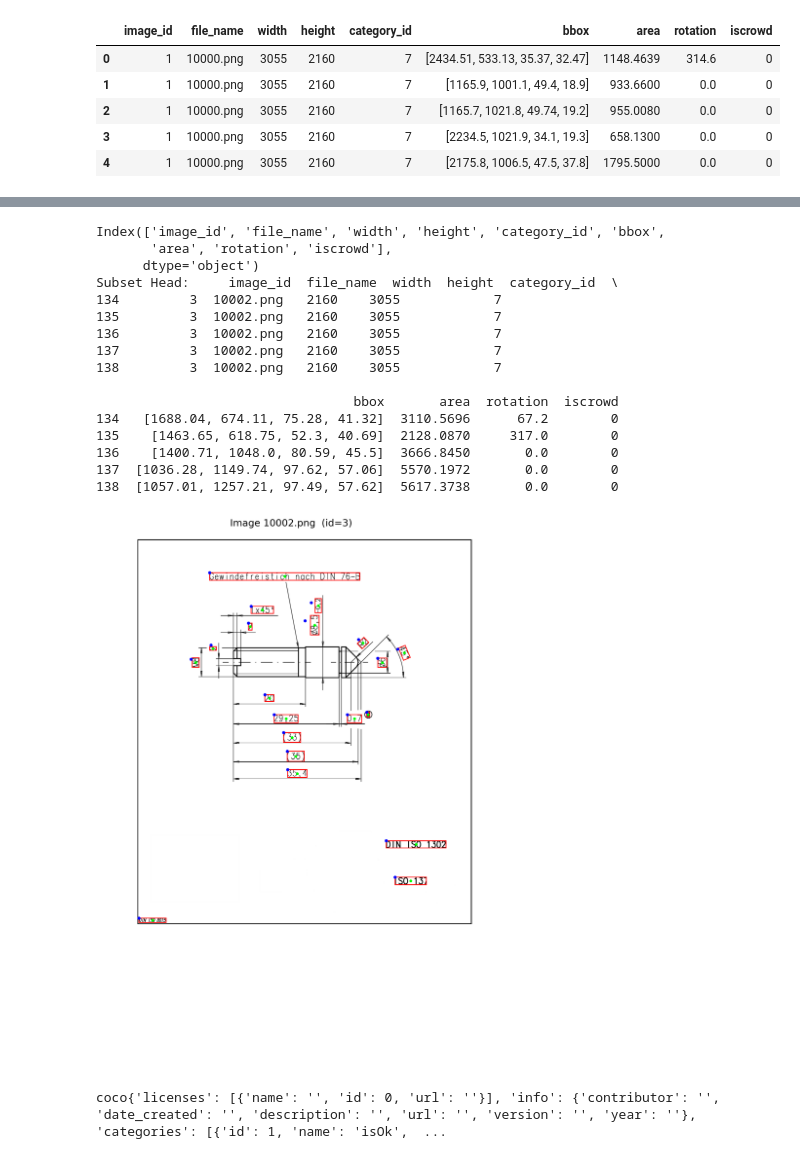
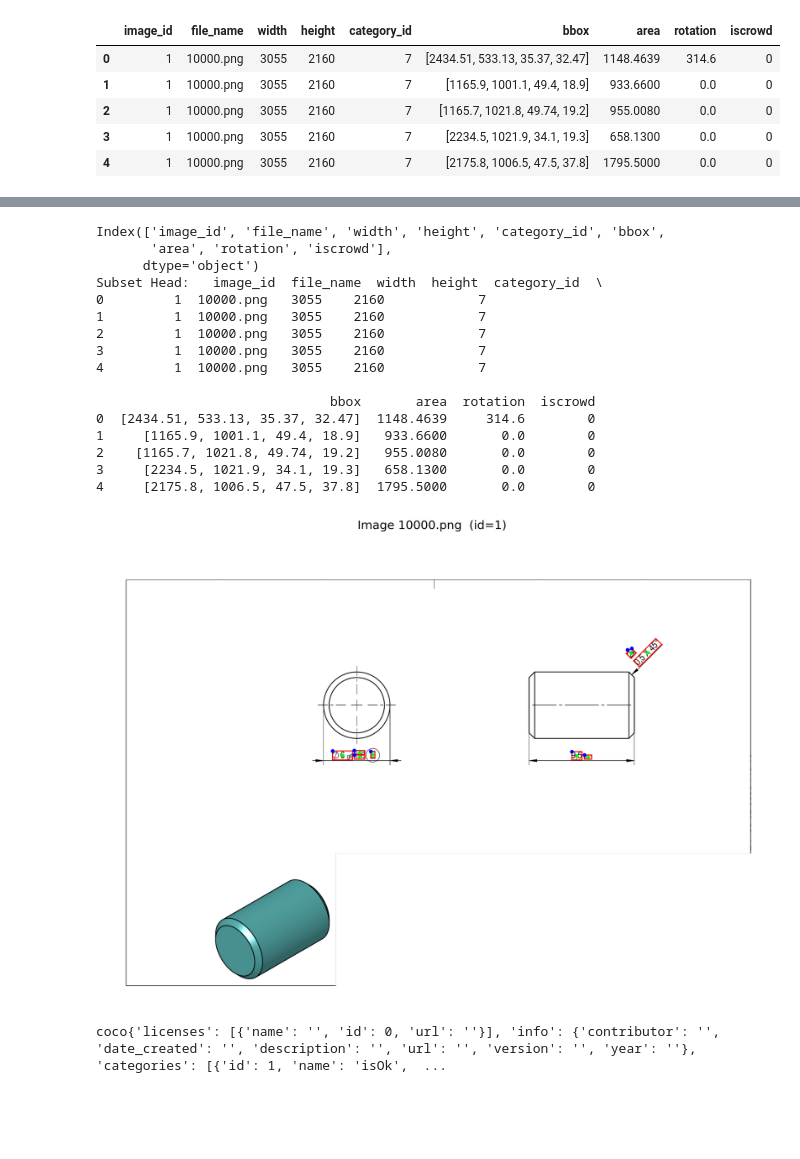
Before and after one commit to gonlyplease/ocr-rec-lab, a Jupyter notebook: analytics/rotation_data_analytics.ipynb, the cells around one changed output, grey strips where cells are left out. Drawn from its saved outputs; the diff is of its cells as text; code cells hidden in the pictures; blank space fills up the shorter version.

```diff
--- a/analytics/rotation_data_analytics.ipynb
+++ b/analytics/rotation_data_analytics.ipynb
@@ -221,47 +221,47 @@ def show_image_with_annotations(row_img: pd.Series,
         cx, cy = x + w / 2, y + h / 2
         rect = Rectangle((cx - w / 2, cy - h / 2), w, h,
                          linewidth=1, edgecolor="red", fill=False)
 
         # 3️⃣ rotate about the centre.  Matplotlib expects CCW.
         transf = Affine2D().rotate_deg_around(cx, cy, rot_cw) + ax.transData
         rect.set_transform(transf)
         ax.add_patch(rect)
 
         # optional: mark the centre too
         if show_centres:
             ax.scatter(cx, cy, color=centre_color, s=6, zorder=3)
 
     plt.show()
 
 
 # -------------------------------------------------------------------
 # 3.  pick an image and visualise -----------------------------------
 # -------------------------------------------------------------------
 
 
 # pick the 5th image (index 4) like you did:
-row = df_img.iloc[2]
+row = df_img.iloc[0]
 show_image_with_annotations(row_img=row,
                             df_all=df,
                             images_dir=images_dir)
 # %% [output]
 Index(['image_id', 'file_name', 'width', 'height', 'category_id', 'bbox',
        'area', 'rotation', 'iscrowd'],
       dtype='object')
-Subset Head:     image_id  file_name  width  height  category_id  \
-134         3  10002.png   2160    3055            7
-135         3  10002.png   2160    3055            7
-136         3  10002.png   2160    3055            7
-137         3  10002.png   2160    3055            7
-138         3  10002.png   2160    3055            7
+Subset Head:   image_id  file_name  width  height  category_id  \
+0         1  10000.png   3055    2160            7
+1         1  10000.png   3055    2160            7
+2         1  10000.png   3055    2160            7
+3         1  10000.png   3055    2160            7
+4         1  10000.png   3055    2160            7
 
-                                 bbox       area  rotation  iscrowd
-134   [1688.04, 674.11, 75.28, 41.32]  3110.5696      67.2        0
-135    [1463.65, 618.75, 52.3, 40.69]  2128.0870     317.0        0
-136    [1400.71, 1048.0, 80.59, 45.5]  3666.8450       0.0        0
-137  [1036.28, 1149.74, 97.62, 57.06]  5570.1972       0.0        0
-138  [1057.01, 1257.21, 97.49, 57.62]  5617.3738       0.0        0
+                              bbox       area  rotation  iscrowd
+0  [2434.51, 533.13, 35.37, 32.47]  1148.4639     314.6        0
+1     [1165.9, 1001.1, 49.4, 18.9]   933.6600       0.0        0
+2    [1165.7, 1021.8, 49.74, 19.2]   955.0080       0.0        0
+3     [2234.5, 1021.9, 34.1, 19.3]   658.1300       0.0        0
+4     [2175.8, 1006.5, 47.5, 37.8]  1795.5000       0.0        0
-[figure, old version]
+[figure, new version]
 # %%
 # ╔══════════════════════════════════════════════════════════════╗
 #  Dataset analytics helpers
```
Also changed, not shown: 2 other files.
